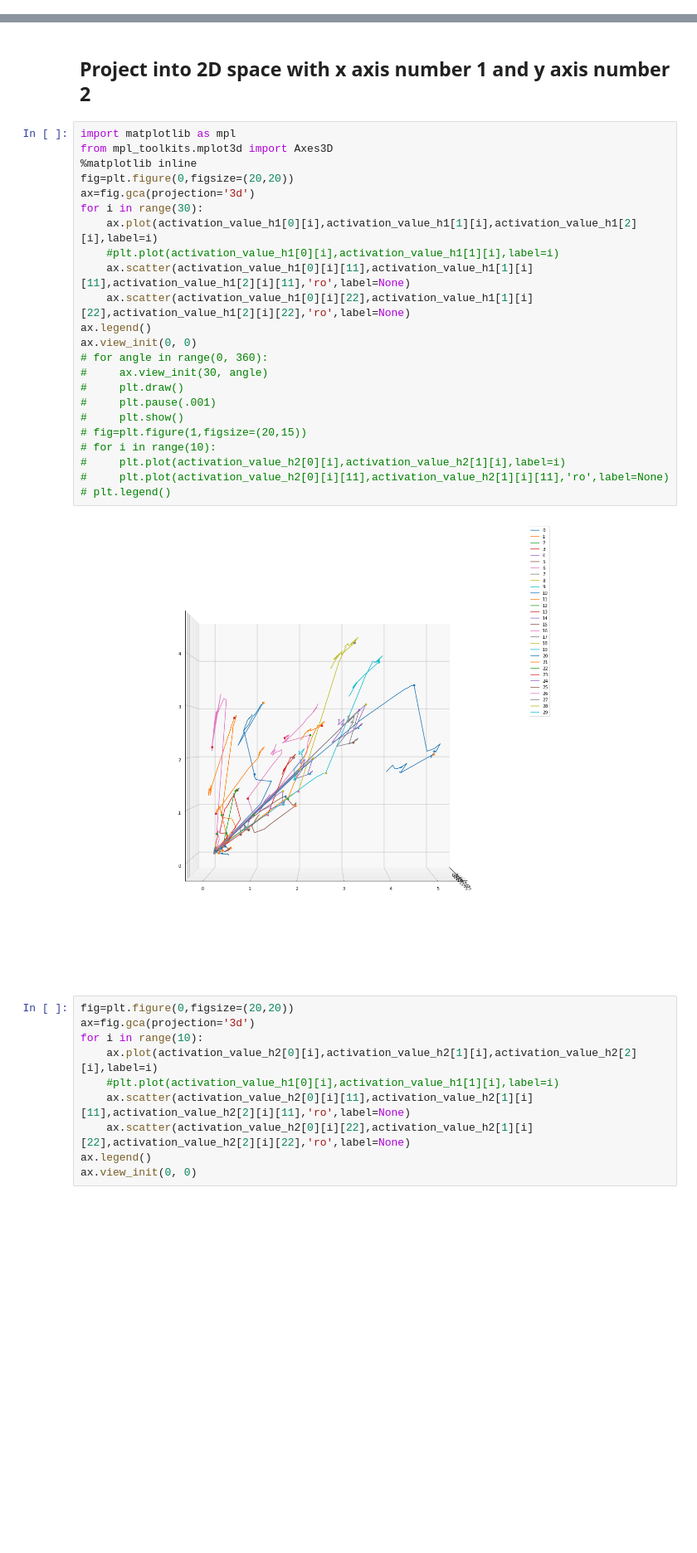
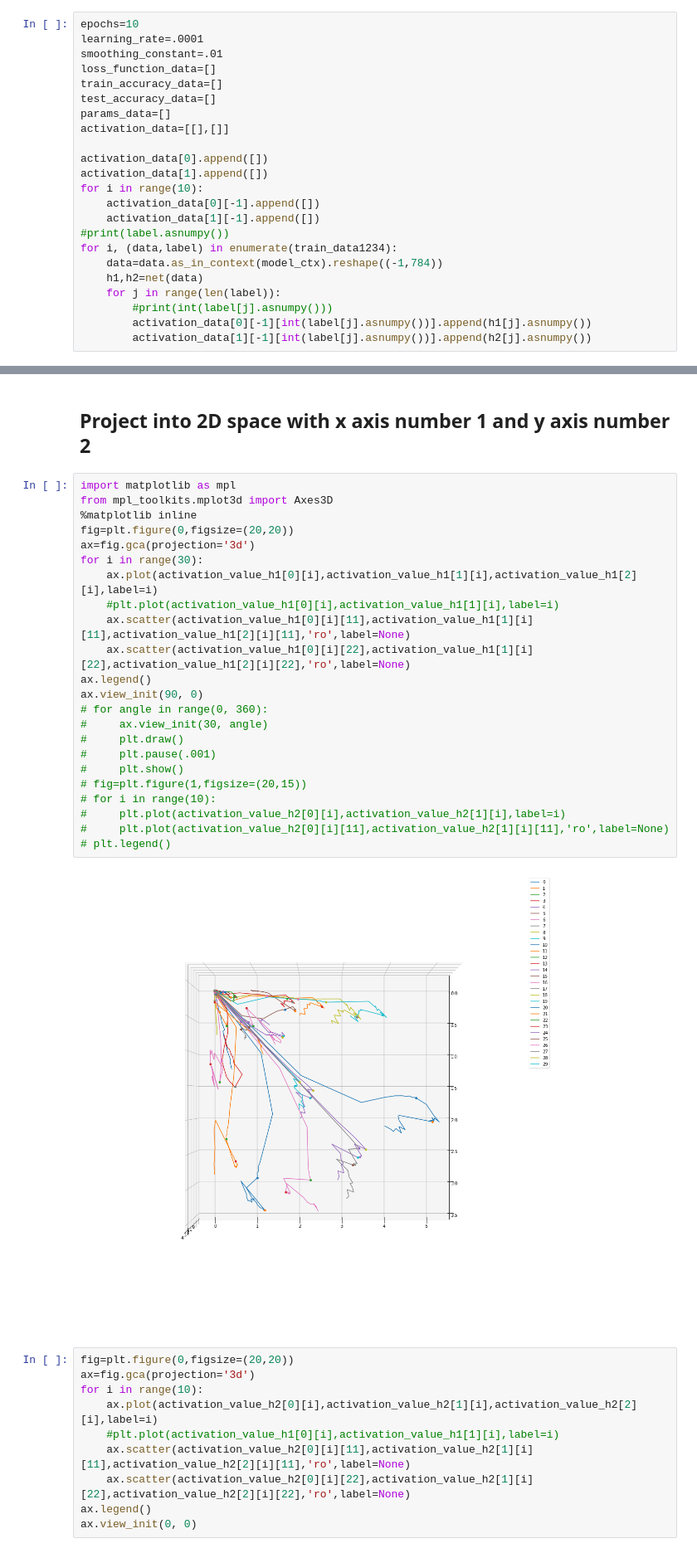
Before and after one commit to codelalala/ComputerVision, a Jupyter notebook: MLP_MNIST.ipynb, the cells around one changed output, grey strips where cells are left out. Shown at 83% size. Saved outputs shown, nothing was run; the diff lists cells and outputs as text; blank space fills up the shorter version.

```diff
--- a/MLP_MNIST.ipynb
+++ b/MLP_MNIST.ipynb
@@ -193,3 +197,26 @@ def evaluate_accuracy(data_iterator, net):
         numerator+=nd.sum(predictions==label)
         denominator+=data.shape[0]
     return (numerator/denominator).asscalar()
+# %%
+epochs=10
+learning_rate=.0001
+smoothing_constant=.01
+loss_function_data=[]
+train_accuracy_data=[]
+test_accuracy_data=[]
+params_data=[]
+activation_data=[[],[]]
+
+activation_data[0].append([])
+activation_data[1].append([])
+for i in range(10):
+    activation_data[0][-1].append([])
+    activation_data[1][-1].append([])
+#print(label.asnumpy())
+for i, (data,label) in enumerate(train_data1234):
+    data=data.as_in_context(model_ctx).reshape((-1,784))
+    h1,h2=net(data)
+    for j in range(len(label)):
+        #print(int(label[j].asnumpy()))
+        activation_data[0][-1][int(label[j].asnumpy())].append(h1[j].asnumpy())
+        activation_data[1][-1][int(label[j].asnumpy())].append(h2[j].asnumpy())
@@ -610,28 +663,28 @@ activation_value_h1[0][i][10]
 # %%
 import matplotlib as mpl
 from mpl_toolkits.mplot3d import Axes3D
 %matplotlib inline
 fig=plt.figure(0,figsize=(20,20))
 ax=fig.gca(projection='3d')
 for i in range(30):
     ax.plot(activation_value_h1[0][i],activation_value_h1[1][i],activation_value_h1[2][i],label=i)
     #plt.plot(activation_value_h1[0][i],activation_value_h1[1][i],label=i)
     ax.scatter(activation_value_h1[0][i][11],activation_value_h1[1][i][11],activation_value_h1[2][i][11],'ro',label=None)
     ax.scatter(activation_value_h1[0][i][22],activation_value_h1[1][i][22],activation_value_h1[2][i][22],'ro',label=None)
 ax.legend()
-ax.view_init(0, 0)
+ax.view_init(90, 0)
 # for angle in range(0, 360):
 #     ax.view_init(30, angle)
 #     plt.draw()
 #     plt.pause(.001)
 #     plt.show()
 # fig=plt.figure(1,figsize=(20,15))
 # for i in range(10):
 #     plt.plot(activation_value_h2[0][i],activation_value_h2[1][i],label=i)
 #     plt.plot(activation_value_h2[0][i][11],activation_value_h2[1][i][11],'ro',label=None)
 # plt.legend()
 # %% [output]
-[figure, old version]
+[figure, new version]
 # %%
 fig=plt.figure(0,figsize=(20,20))
 ax=fig.gca(projection='3d')
```
Also changed, not shown: parts of 7 cells of this notebook, 1 other file.
